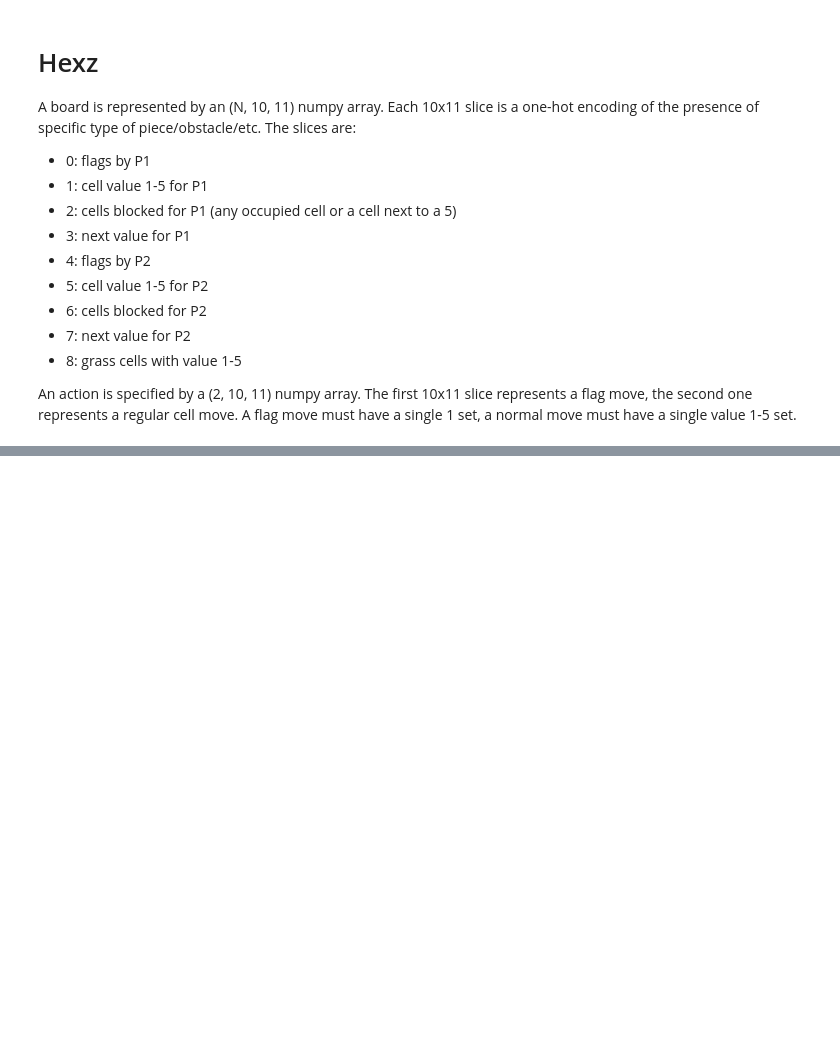
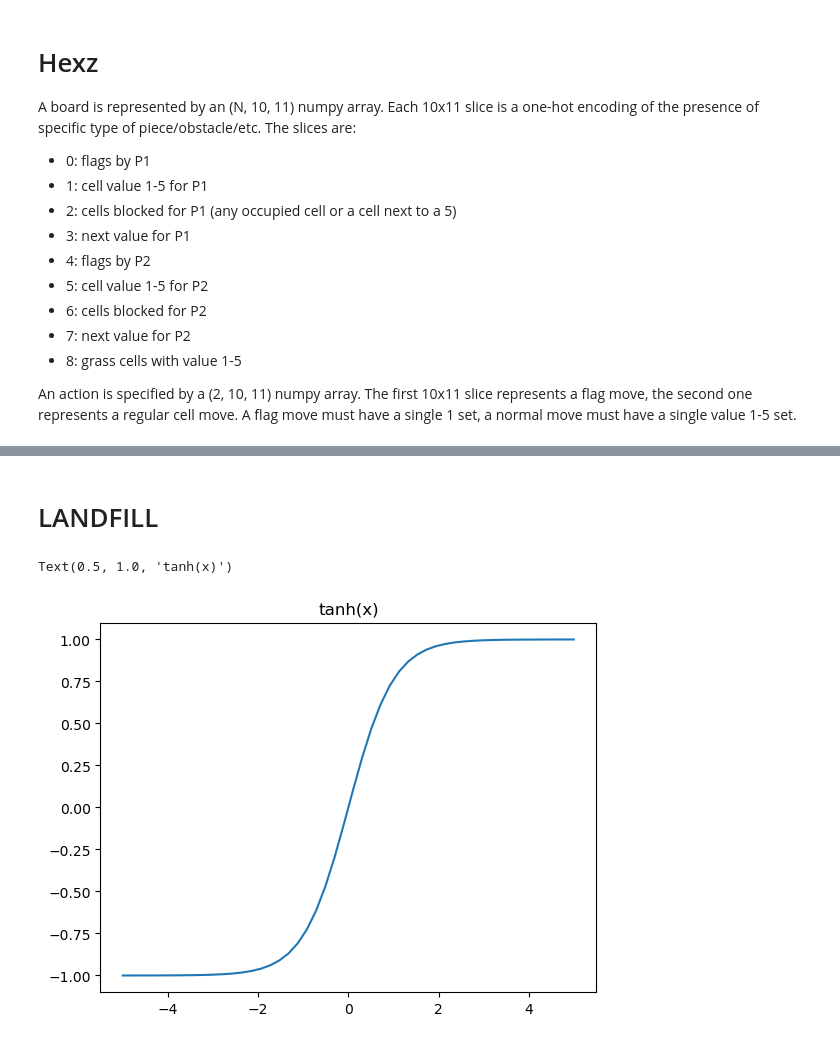
Before and after one commit to dnswlt/hexz, a Jupyter notebook: jupyter/Hexz.ipynb, the cells around one changed output, grey strips where cells are left out. Cells and saved outputs as stored; diff of their text form; code cells hidden in the pictures; blank space fills up the shorter version.

```diff
--- a/jupyter/Hexz.ipynb
+++ b/jupyter/Hexz.ipynb
@@ -480,0 +769,10 @@ NameError: name 'h5' is not defined
+# %% [markdown]
+# LANDFILL
+# %%
+X = np.linspace(-5, 5)
+Y = np.tanh(X)
+plt.plot(X, Y)
+plt.title("tanh(x)")
+# %% [output]
+Text(0.5, 1.0, 'tanh(x)')
+[figure, added]
```
Also changed, not shown: parts of 24 cells of this notebook.
